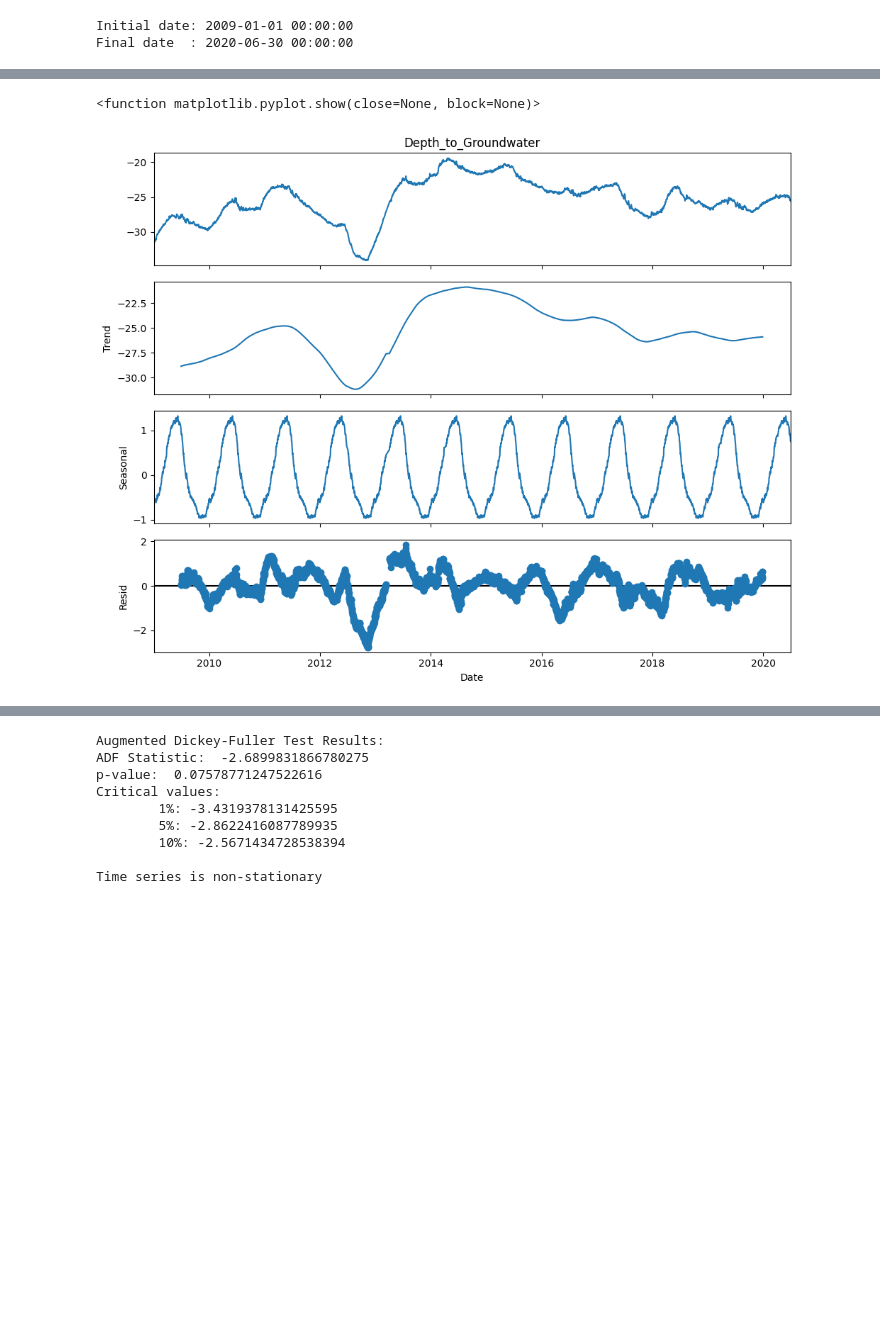
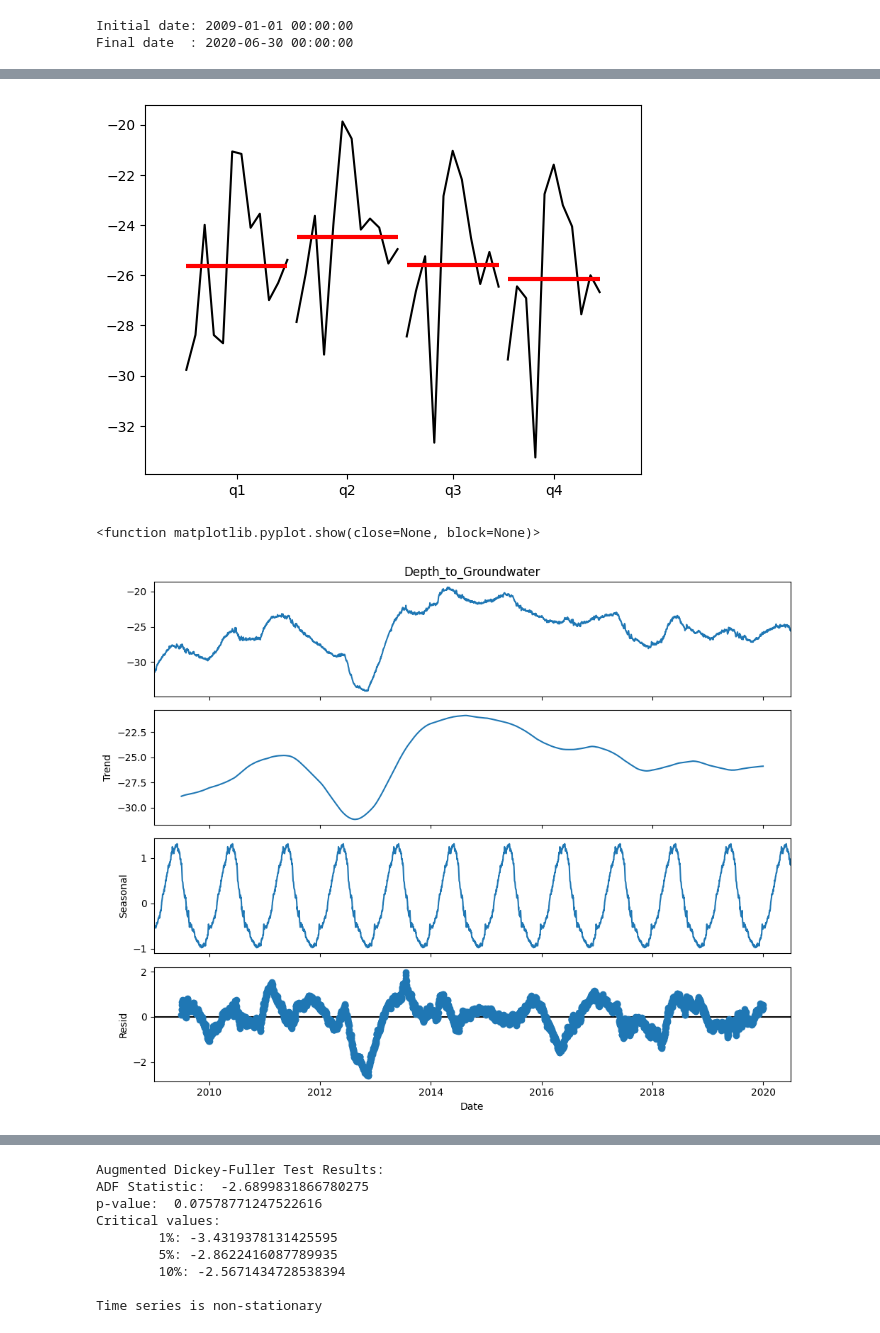
Before and after one commit to 4GeeksAcademy/remelop_Time_Series_Project, a Jupyter notebook: src/Time_Series_Project.ipynb, the cells around one changed output, grey strips where cells are left out. Saved outputs shown, nothing was run; the diff lists cells and outputs as text; code cells hidden in the pictures; blank space fills up the shorter version.

```diff
--- a/src/Time_Series_Project.ipynb
+++ b/src/Time_Series_Project.ipynb
@@ -123,6 +169,11 @@ plt.show()
+# %%
+# Plotting the quarterly seasonality
+quarter_plot(ts['Depth_to_Groundwater'].resample('Q').mean());
+# %% [output]
+[figure, added]
 # %%
 # Time Series Decomposition
-decomposition = seasonal_decompose(ts['Depth_to_Groundwater'], model='additive', period = 360)
+decomposition = seasonal_decompose(ts['Depth_to_Groundwater'], model='add', period = 365)
 fig = decomposition.plot()
 fig.set_size_inches(10, 8)
 plt.xlabel("Date")
@@ -130,4 +181,4 @@ plt.tight_layout()
 plt.show
 # %% [output]
 <function matplotlib.pyplot.show(close=None, block=None)>
-[figure, old version]
+[figure, new version]
```
Also changed, not shown: parts of 21 cells of this notebook.
